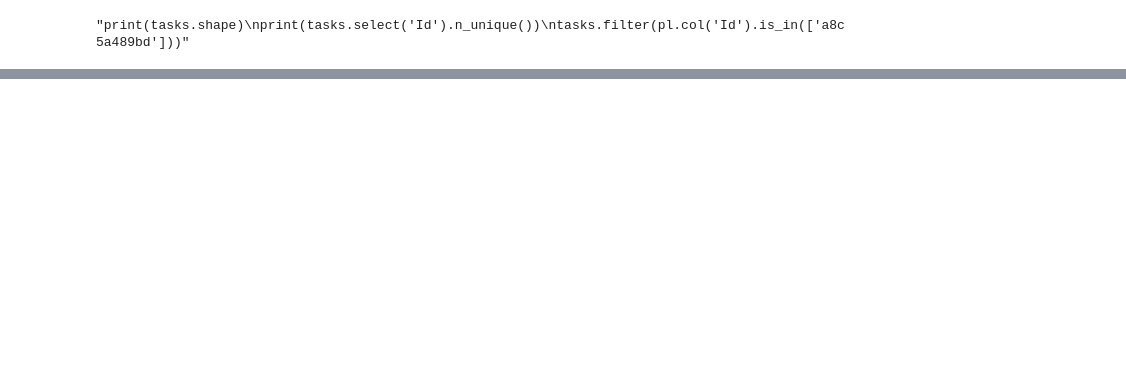
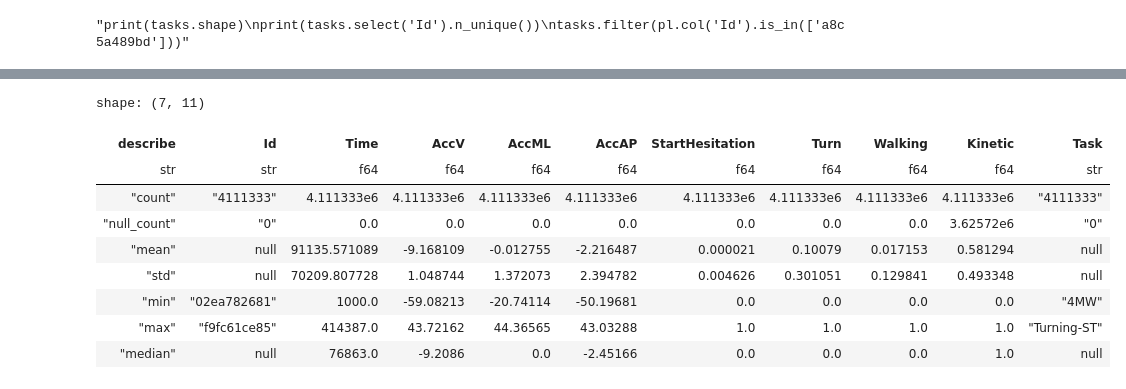
Before and after one commit to sumaniitm/parkinsons-freezing-gait-prediction, a Jupyter notebook: eda-on-data-using-polars.ipynb, the cells around one changed output, grey strips where cells are left out. Saved outputs shown, nothing was run; the diff lists cells and outputs as text; code cells hidden in the pictures; blank space fills up the shorter version.

```diff
--- a/eda-on-data-using-polars.ipynb
+++ b/eda-on-data-using-polars.ipynb
@@ -363,0 +297,13 @@ defog_final.head(10)
+# %%
+defog_train_data.describe()
+# %% [output]
+shape: (7, 11)
+| describe | Id | Time | AccV | AccML | AccAP | StartHesitation | Turn | Walking | Kinetic | Task |
+| str | str | f64 | f64 | f64 | f64 | f64 | f64 | f64 | f64 | str |
+| "count" | "4111333" | 4.111333e6 | 4.111333e6 | 4.111333e6 | 4.111333e6 | 4.111333e6 | 4.111333e6 | 4.111333e6 | 4.111333e6 | "4111333" |
+| "null_count" | "0" | 0.0 | 0.0 | 0.0 | 0.0 | 0.0 | 0.0 | 0.0 | 3.62572e6 | "0" |
+| "mean" | null | 91135.571089 | -9.168109 | -0.012755 | -2.216487 | 0.000021 | 0.10079 | 0.017153 | 0.581294 | null |
+| "std" | null | 70209.807728 | 1.048744 | 1.372073 | 2.394782 | 0.004626 | 0.301051 | 0.129841 | 0.493348 | null |
+| "min" | "02ea782681" | 1000.0 | -59.08213 | -20.74114 | -50.19681 | 0.0 | 0.0 | 0.0 | 0.0 | "4MW" |
+| "max" | "f9fc61ce85" | 414387.0 | 43.72162 | 44.36565 | 43.03288 | 1.0 | 1.0 | 1.0 | 1.0 | "Turning-ST" |
+| "median" | null | 76863.0 | -9.2086 | 0.0 | -2.45166 | 0.0 | 0.0 | 0.0 | 1.0 | null |
```
Also changed, not shown: parts of 11 cells of this notebook.
